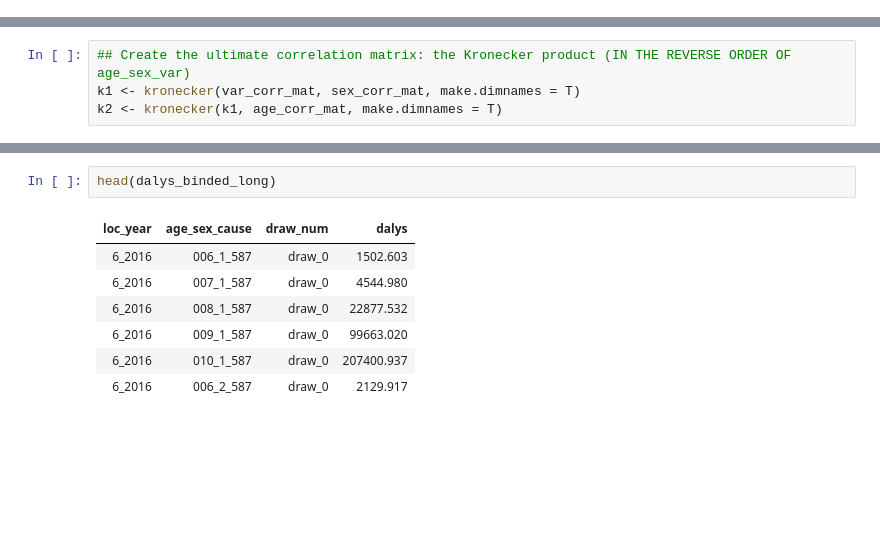
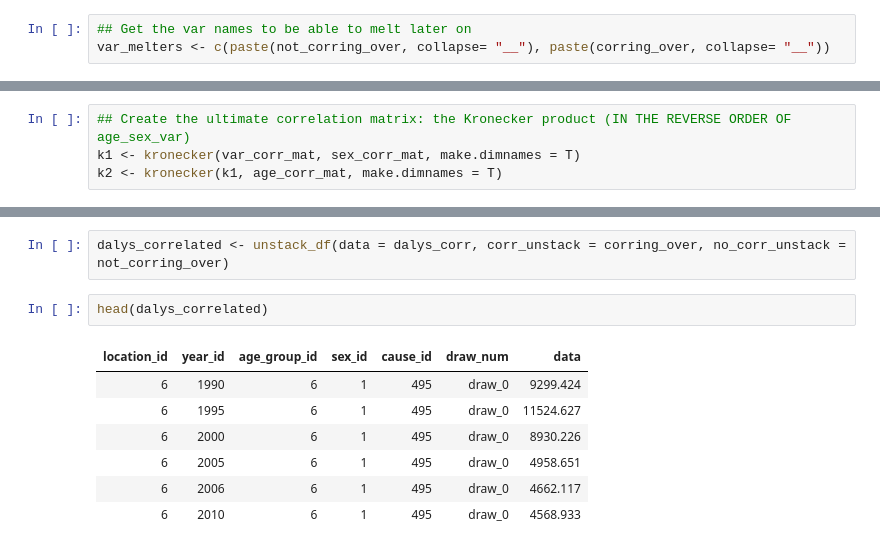
Before and after one commit to sadatnfs/copula, a Jupyter notebook: data_example/1_simple_get_draws_example.ipynb, the cells around one changed output, grey strips where cells are left out. Saved outputs shown, nothing was run; the diff lists cells and outputs as text; blank space fills up the shorter version.

Commit message:
Added a unstacking function to the notebook

```diff
--- a/data_example/1_simple_get_draws_example.ipynb
+++ b/data_example/1_simple_get_draws_example.ipynb
@@ -153,2 +111,5 @@ head(dalys_diabetes); tail(dalys_ihd)
+# %%
+## Get the var names to be able to melt later on
+var_melters <- c(paste(not_corring_over, collapse= "__"), paste(corring_over, collapse= "__"))
 # %%
 ## Melt the draws and add a column called "var_name"
@@ -260,10 +220,12 @@ Classes ‘data.table’ and 'data.frame':  360000 obs. of  4 variables:
+# %%
+dalys_correlated <- unstack_df(data = dalys_corr, corr_unstack = corring_over, no_corr_unstack = not_corring_over)
 # %%
-head(dalys_binded_long)
+head(dalys_correlated)
 # %% [output]
-| loc_year | age_sex_cause | draw_num | dalys |
-| 6_2016 | 006_1_587 | draw_0 | 1502.603 |
-| 6_2016 | 007_1_587 | draw_0 | 4544.980 |
-| 6_2016 | 008_1_587 | draw_0 | 22877.532 |
-| 6_2016 | 009_1_587 | draw_0 | 99663.020 |
-| 6_2016 | 010_1_587 | draw_0 | 207400.937 |
-| 6_2016 | 006_2_587 | draw_0 | 2129.917 |
+| location_id | year_id | age_group_id | sex_id | cause_id | draw_num | data |
+| 6 | 1990 | 6 | 1 | 495 | draw_0 | 9299.424 |
+| 6 | 1995 | 6 | 1 | 495 | draw_0 | 11524.627 |
+| 6 | 2000 | 6 | 1 | 495 | draw_0 | 8930.226 |
+| 6 | 2005 | 6 | 1 | 495 | draw_0 | 4958.651 |
+| 6 | 2006 | 6 | 1 | 495 | draw_0 | 4662.117 |
+| 6 | 2010 | 6 | 1 | 495 | draw_0 | 4568.933 |
```
Also changed, not shown: parts of 14 cells of this notebook, 1 other file.
